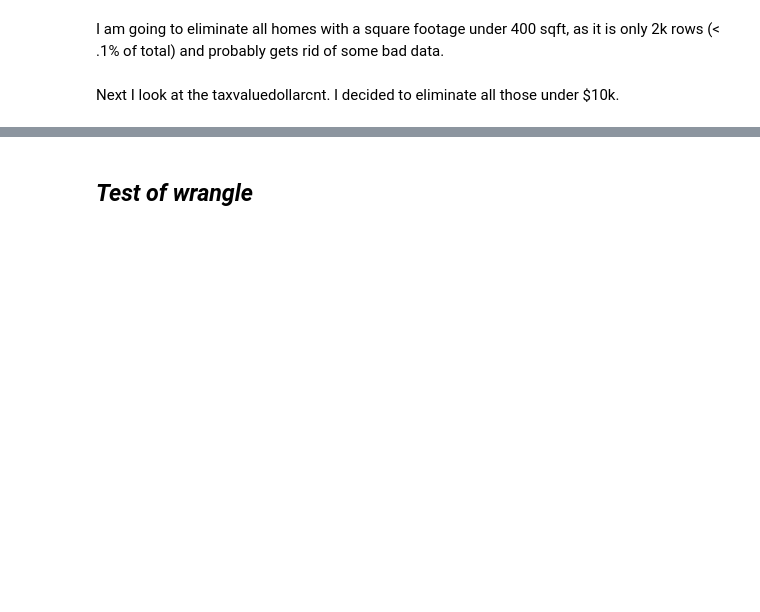
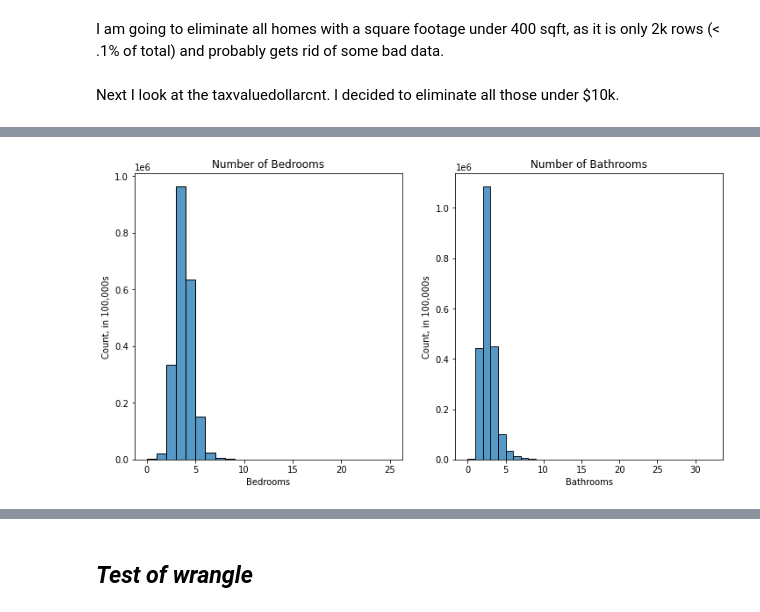
Before and after one commit to Miller-Ryan-1/regression-exercises, a Jupyter notebook: wrangle.ipynb, the cells around one changed output, grey strips where cells are left out. Drawn from its saved outputs; the diff is of its cells as text; code cells hidden in the pictures; blank space fills up the shorter version.

```diff
--- a/wrangle.ipynb
+++ b/wrangle.ipynb
@@ -88,0 +245,16 @@ df.describe().T
+# %%
+plt.figure(figsize=(12,6))
+plt.subplot(121)
+plt.title('Number of Bedrooms')
+plt.ylabel('Count, in 100,000s')
+plt.xlabel('Bedrooms')
+sns.histplot(x = 'bedroomcnt', data=df, bins=25, stat='count')
+plt.subplot(122)
+plt.title('Number of Bathrooms')
+plt.ylabel('Count, in 100,000s')
+plt.xlabel('Bathrooms')
+sns.histplot(x = 'bathroomcnt', data=df, bins=32)
+
+plt.show()
+# %% [output]
+[figure, added]
```
Also changed, not shown: parts of 45 cells of this notebook, 1 other file.
